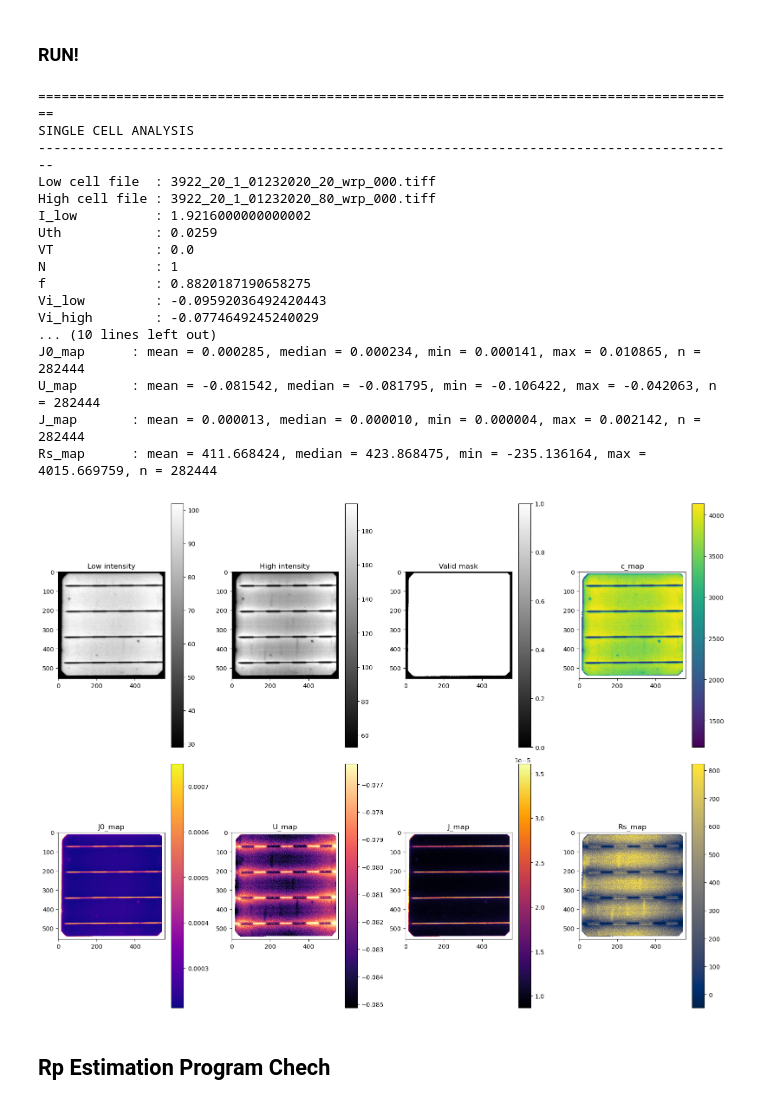
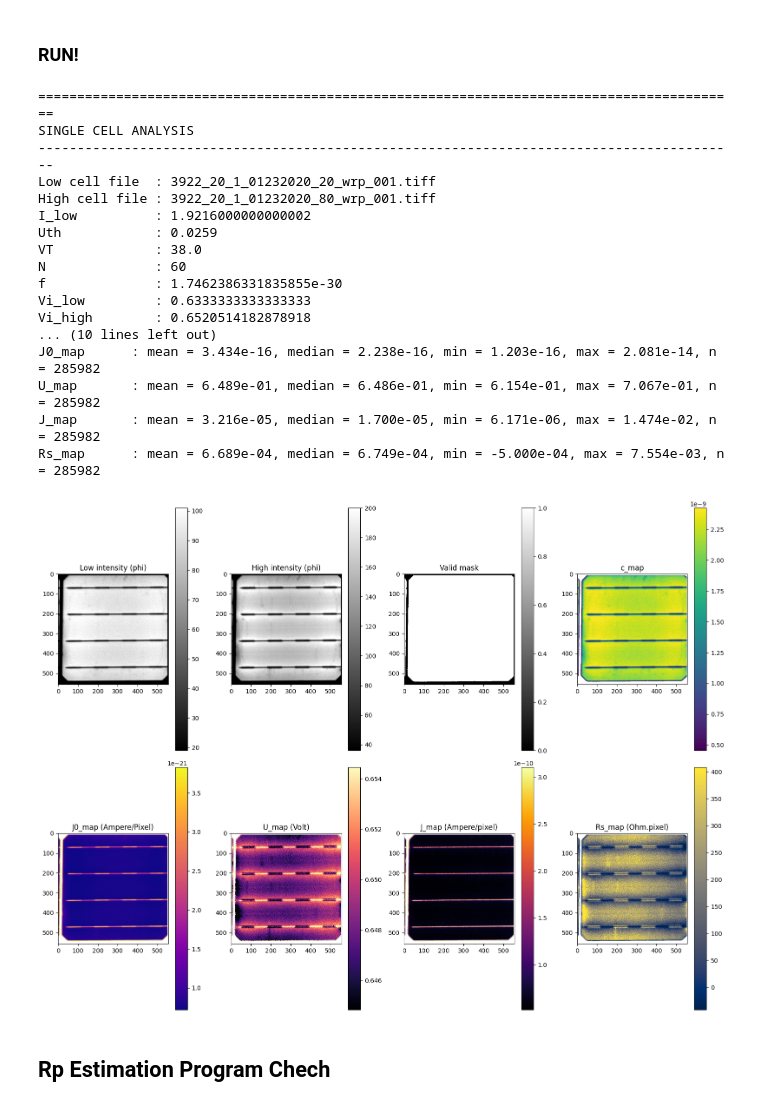
Before and after one commit to Kakozi/kodethesis, a Jupyter notebook: sdm_2.ipynb, the cells around one changed output. Cells and saved outputs as stored; diff of their text form; code cells hidden in the pictures.

```diff
--- a/sdm_2.ipynb
+++ b/sdm_2.ipynb
@@ -324,7 +341,7 @@ def compute_Rs_map(Vi: float, U_map: np.ndarray, J_map: np.ndarray, mask: np.nda
     Rs = np.full_like(U_map, np.nan, dtype=np.float64)
     safe = mask & np.isfinite(U_map) & np.isfinite(J_map) & (np.abs(J_map) > min_abs_J)
     Rs[safe] = (float(Vi) - U_map[safe]) / J_map[safe]
-    return Rs
+    return Rs/Rs[safe].size # normalisasi Rs dengan jumlah pixel valid untuk mendapatkan nilai rata-rata per pixel
 
 def estimate_U_J_Rs_maps_from_highbias(
     phi_high_path: str,
@@ -685,40 +702,40 @@ def run_single_cell_analysis(
 # %%
 # =========================================================
 # CONTOH PAKAI
 # =========================================================
-low_cell_path  = r"C:\Users\Ghozy Abror\OneDrive - Institut Teknologi Bandung\Karirku\UNSW\Thesis\Coding\EL_Cell\3922_20_1_01232020_20_wrp\3922_20_1_01232020_20_wrp_000.tiff"
-high_cell_path = r"C:\Users\Ghozy Abror\OneDrive - Institut Teknologi Bandung\Karirku\UNSW\Thesis\Coding\EL_Cell\3922_20_1_01232020_80_wrp\3922_20_1_01232020_80_wrp_000.tiff"
+low_cell_path  = r"C:\Users\Ghozy Abror\OneDrive - Institut Teknologi Bandung\Karirku\UNSW\Thesis\Coding\EL_Cell\3922_20_1_01232020_20_wrp\3922_20_1_01232020_20_wrp_001.tiff"
+high_cell_path = r"C:\Users\Ghozy Abror\OneDrive - Institut Teknologi Bandung\Karirku\UNSW\Thesis\Coding\EL_Cell\3922_20_1_01232020_80_wrp\3922_20_1_01232020_80_wrp_001.tiff"
 
 I_low = 0.2 * 9.608
 Uth = 0.0259
-VT = 0.0
-N = 1   # coba mulai dari 1 kalau memang image-nya satu cell
+VT = 38.0
+N = 60   # coba mulai dari 1 kalau memang image-nya satu cell
 
 out = run_single_cell_analysis(
     low_cell_path=low_cell_path,
     high_cell_path=high_cell_path,
     I_low=I_low,
     Uth=Uth,
     VT=VT,
     N=N,
-    min_valid_intensity=2
+    min_valid_intensity= 1e-6
 )
 # %% [output]
 ==========================================================================================
 SINGLE CELL ANALYSIS
 ------------------------------------------------------------------------------------------
-Low cell file  : 3922_20_1_01232020_20_wrp_000.tiff
-High cell file : 3922_20_1_01232020_80_wrp_000.tiff
+Low cell file  : 3922_20_1_01232020_20_wrp_001.tiff
+High cell file : 3922_20_1_01232020_80_wrp_001.tiff
 I_low          : 1.9216000000000002
 Uth            : 0.0259
-VT             : 0.0
-N              : 1
-f              : 0.8820187190658275
-Vi_low         : -0.09592036492420443
-Vi_high        : -0.0774649245240029
+VT             : 38.0
+N              : 60
+f              : 1.7462386331835855e-30
+Vi_low         : 0.6333333333333333
+Vi_high        : 0.6520514182878918
 ... (10 lines left out)
-J0_map      : mean = 0.000285, median = 0.000234, min = 0.000141, max = 0.010865, n = 282444
-U_map       : mean = -0.081542, median = -0.081795, min = -0.106422, max = -0.042063, n = 282444
-J_map       : mean = 0.000013, median = 0.000010, min = 0.000004, max = 0.002142, n = 282444
-Rs_map      : mean = 411.668424, median = 423.868475, min = -235.136164, max = 4015.669759, n = 282444
+J0_map      : mean = 3.434e-16, median = 2.238e-16, min = 1.203e-16, max = 2.081e-14, n = 285982
+U_map       : mean = 6.489e-01, median = 6.486e-01, min = 6.154e-01, max = 7.067e-01, n = 285982
+J_map       : mean = 3.216e-05, median = 1.700e-05, min = 6.171e-06, max = 1.474e-02, n = 285982
+Rs_map      : mean = 6.689e-04, median = 6.749e-04, min = -5.000e-04, max = 7.554e-03, n = 285982
-[figure, old version]
+[figure, new version]
```
Also changed, not shown: parts of 4 cells of this notebook.
